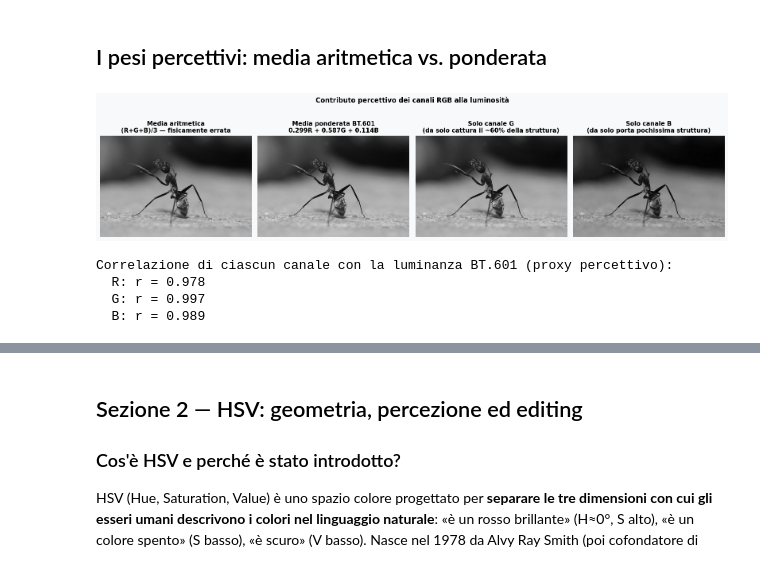
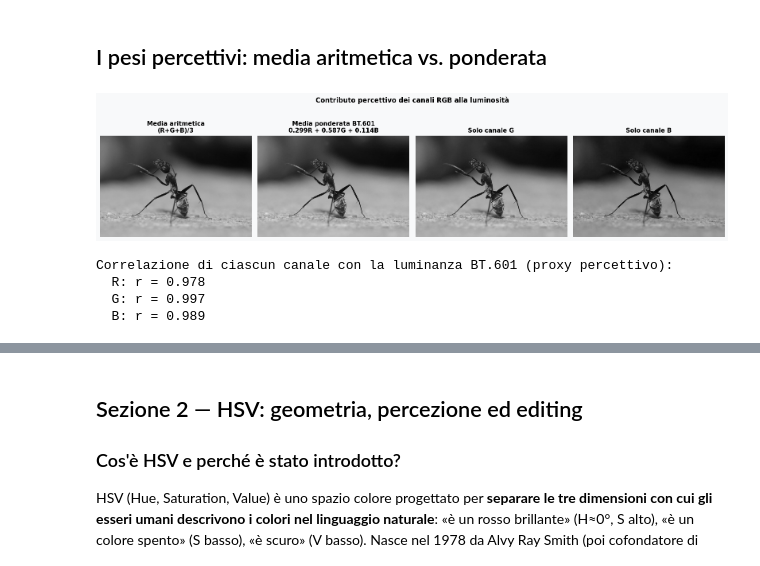
Before and after one commit to luigi-asprino/LAB-TDM, a Jupyter notebook: 003/notebook.ipynb, the cells around one changed output, grey strips where cells are left out. Drawn from its saved outputs; the diff is of its cells as text; code cells hidden in the pictures.

```diff
--- a/003/notebook.ipynb
+++ b/003/notebook.ipynb
@@ -53,13 +52,12 @@ print(f'✓ OpenCV {cv2.__version__}  |  NumPy {np.__version__}')
 #
 # OPZIONE B — download automatico
 URL = 'https://raw.githubusercontent.com/luigi-asprino/LAB-TDM/refs/heads/main/003/Camponotus_flavomarginatus_ant.jpg'
-def load_image_bgr(URL):
+def load_and_show_image_bgr(URL):
     try:
         with urllib.request.urlopen(URL) as resp:
             arr = np.frombuffer(resp.read(), np.uint8)
             img_bgr = cv2.imdecode(arr, cv2.IMREAD_COLOR)
         print('✓ Immagine scaricata')
-        return img_bgr
     except Exception:
         print('⚠  Download fallito — uso immagine sintetica')
         img_bgr = np.zeros((300, 400, 3), dtype=np.uint8)
@@ -78,8 +76,9 @@ def load_image_bgr(URL):
     plt.axis('off')
     plt.tight_layout()
     plt.show()
+    return img_bgr, img_rgb
 
-img_bgr = load_image_bgr(URL)
+img_bgr, img_rgb = load_and_show_image_bgr(URL)
 # %% [output]
 ✓ Immagine scaricata
 [figure]
@@ -145,7 +144,10 @@ In RGB, la **luminosità** e il **tipo di colore** sono mescolati nelle stesse t
 3. **Distanza euclidea ≠ differenza percepita:** due colori con uguale distanza euclidea in RGB possono sembrare molto diversi o quasi identici all'occhio.
 # %%
 # ── 1a. Separazione canali RGB ──────────────────────────────────────────────
-R, G, B = img_rgb[:, :, 0], img_rgb[:, :, 1], img_rgb[:, :, 2]
+def to_RGB(img_rgb):
+    return img_rgb[:, :, 0], img_rgb[:, :, 1], img_rgb[:, :, 2]
+
+R, G, B = to_RGB(img_rgb)
 
 fig, axes = plt.subplots(1, 4, figsize=(16, 4))
 fig.suptitle('RGB — canali separati', fontsize=13, fontweight='bold', y=1.02)
@@ -185,37 +187,37 @@ Statistiche per canale (media ± dev.std.):
 # %%
 def correlazione_precettiva(R, G, B, image_name):
     gray_equal = (R.astype(float) + G.astype(float) + B.astype(float)) / 3
     gray_bt601  = 0.299 * R + 0.587 * G + 0.114 * B
     gray_only_G = G.astype(float)
     gray_only_B = B.astype(float)
 
     fig, axes = plt.subplots(1, 4, figsize=(16, 4))
     fig.suptitle('Contributo percettivo dei canali RGB alla luminosità', fontsize=12, fontweight='bold', y=1.02)
 
     panels = [
-    (gray_equal,  'Media aritmetica\n(R+G+B)/3 — fisicamente errata'),
+    (gray_equal,  'Media aritmetica\n(R+G+B)/3'),
     (gray_bt601,  'Media ponderata BT.601\n0.299R + 0.587G + 0.114B'),
-    (gray_only_G, 'Solo canale G\n(da solo cattura il ~60% della struttura)'),
-    (gray_only_B, 'Solo canale B\n(da solo porta pochissima struttura)'),
+    (gray_only_G, 'Solo canale G'),
+    (gray_only_B, 'Solo canale B'),
 ]
     for ax, (ch, title) in zip(axes, panels):
         ax.imshow(ch.astype(np.uint8), cmap='gray', vmin=0, vmax=255)
         ax.set_title(title)
         ax.axis('off')
 
     plt.tight_layout()
     plt.savefig(f"out_1b_luminance_weights_{image_name}.png", dpi=150, bbox_inches='tight')
     plt.show()
 
 # Correlazione di ciascun canale con la luminanza ponderata (ground truth percettiva)
     print('Correlazione di ciascun canale con la luminanza BT.601 (proxy percettivo):')
     for name, ch in zip(['R', 'G', 'B'], [R, G, B]):
         corr = np.corrcoef(ch.flatten(), gray_bt601.flatten())[0, 1]
         print(f'  {name}: r = {corr:.3f}')
 
 correlazione_precettiva(R, G, B, "test_image1")
 # %% [output]
-[figure, old version]
+[figure, new version]
 Correlazione di ciascun canale con la luminanza BT.601 (proxy percettivo):
   R: r = 0.978
   G: r = 0.997
```
Also changed, not shown: parts of 20 cells of this notebook.
